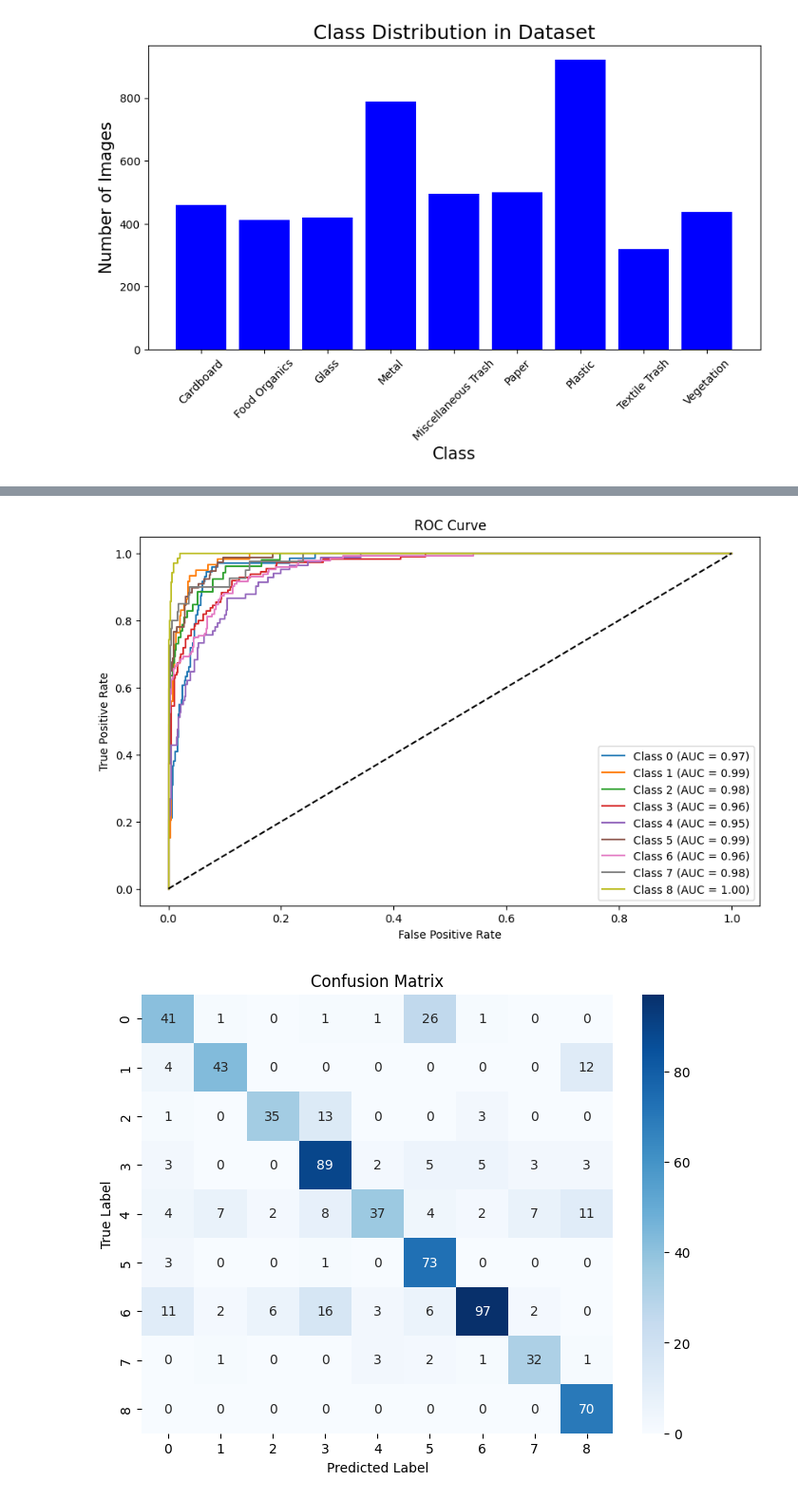
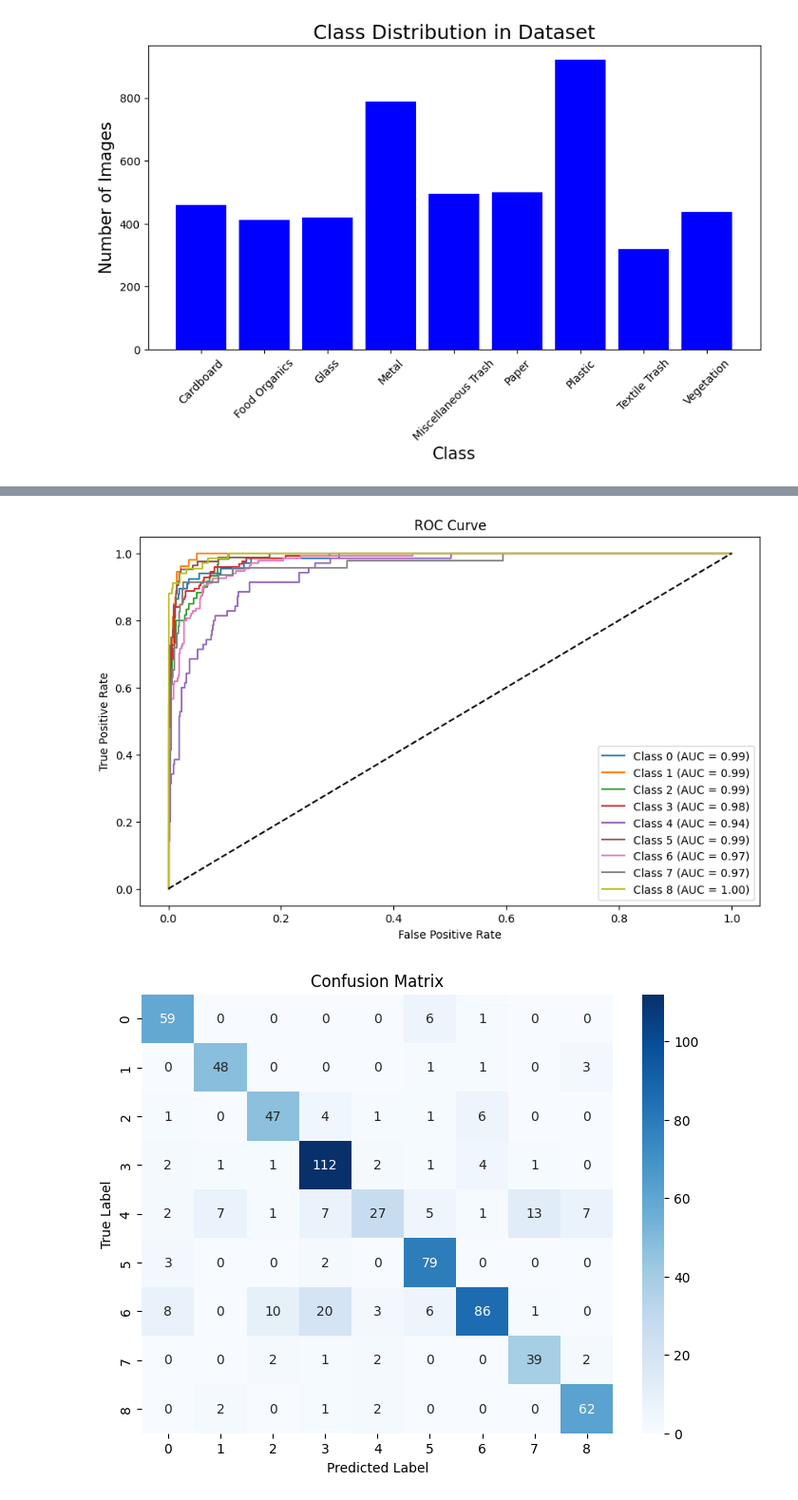
Before and after one commit to Anagha235/CNN-Data-Science-Project, a Jupyter notebook: CNN.ipynb, the cells around one changed output, grey strips where cells are left out. Shown at 95% size. Cells and saved outputs as stored; diff of their text form; code cells hidden in the pictures.

```diff
--- a/CNN.ipynb
+++ b/CNN.ipynb
@@ -196,24 +223,24 @@ early_stopping = EarlyStopping(
 # %%
 base_model = EfficientNetB0(weights="imagenet", include_top=False, input_shape=(224, 224, 3))
 base_model.trainable = True
-for layer in base_model.layers[:-30]:
+for layer in base_model.layers[:-15]:
     layer.trainable = True
 
 
 
 
-model = keras.Sequential([
+model_base = keras.Sequential([
     base_model,
     layers.GlobalAveragePooling2D(),
     layers.BatchNormalization(),
-    layers.Dropout(0.5),
-    layers.Dense(256, activation="relu"),
+    layers.Dropout(0.55),
+    layers.Dense(256, activation="relu",),
     layers.Dense(9, activation="softmax")
 ])
 
 
 
-model.compile(optimizer=keras.optimizers.Adam(learning_rate=0.0001),
+model_base.compile(optimizer=keras.optimizers.Adam(learning_rate=1e-4),
               loss= categorical_focal_loss(),
               metrics=["accuracy"])
 
@@ -225,5 +252,5 @@ lr_scheduler = LearningRateScheduler(scheduler)
 
 reduce_lr = ReduceLROnPlateau(monitor='val_loss', factor=0.5, patience=3, min_lr=1e-6)
 
-history = model.fit(train_dataset, validation_data=val_dataset, epochs=45,  callbacks=[ lr_scheduler, reduce_lr])
+history_base_model = model_base.fit(train_dataset, validation_data=val_dataset, epochs=45,  callbacks=[ lr_scheduler, reduce_lr])
 # %% [output]
@@ -247,19 +274,16 @@ Epoch 45/45
 # %%
 
-y_true = []
-y_pred_probs = []
+y_true_base = []
+y_pred_probs_base = []
 
 for images, labels in val_dataset:
-    preds = model.predict(images)
-    y_true.extend(labels.numpy())
-    y_pred_probs.extend(preds)
+    preds = model_base.predict(images)
+    y_true_base.extend(labels.numpy())
+    y_pred_probs_base.extend(preds)
 
-y_pred_probs = np.array(y_pred_probs)
-y_true = np.array(y_true)
+y_pred_probs_base = np.array(y_pred_probs_base)
+y_true_base = np.array(y_true_base)
 
 
-y_pred = np.argmax(y_pred_probs, axis=1)
-
-print("True labels shape:", y_true.shape)
-print("Predicted labels shape:", y_pred.shape)
+y_pred_base = np.argmax(y_pred_probs_base, axis=1)
 # %% [output]
@@ -283,14 +307,14 @@ Predicted labels shape: (704,)
 # %%
 
-if y_pred.ndim > 1:
-    y_pred = np.argmax(y_pred, axis=1)
+if y_pred_base.ndim > 1:
+    y_pred_base = np.argmax(y_pred_base, axis=1)
 
 
-if y_true.ndim > 1:
-    y_true = np.argmax(y_true, axis=1)
+if y_true_base.ndim > 1:
+    y_true_base = np.argmax(y_true_base, axis=1)
 
 
-print(classification_report(y_true, y_pred))
+print(classification_report(y_true_base, y_pred_base))
 # %% [output]
               precision    recall  f1-score   support
 
@@ -338,13 +362,13 @@ plot_hist(history)
 # %%
 
 num_classes = 9
-y_true_one_hot = to_categorical(y_true, num_classes)
+y_true_one_hot = to_categorical(y_true_base, num_classes)
 
 
 plt.figure(figsize=(10, 6))
 
 for i in range(num_classes):
-    fpr, tpr, _ = roc_curve(y_true_one_hot[:, i], y_pred_probs[:, i])
+    fpr, tpr, _ = roc_curve(y_true_one_hot[:, i], y_pred_probs_base[:, i])
     roc_auc = auc(fpr, tpr)
     plt.plot(fpr, tpr, label=f'Class {i} (AUC = {roc_auc:.2f})')
 
@@ -356,18 +380,18 @@ plt.title("ROC Curve")
 plt.legend()
 plt.show()
 # %% [output]
-[figure, old version]
+[figure, new version]
 # %%
 
-cm = confusion_matrix(y_true, y_pred)
+cm = confusion_matrix(y_true_base, y_pred_base)
 
 plt.figure(figsize=(8, 6))
 sns.heatmap(cm, annot=True, fmt="d", cmap="Blues", xticklabels=range(num_classes), yticklabels=range(num_classes))
 plt.xlabel("Predicted Label")
 plt.ylabel("True Label")
 plt.title("Confusion Matrix")
 plt.show()
 # %% [output]
-[figure, old version]
+[figure, new version]
 # %%
 
```
Also changed, not shown: parts of 19 cells of this notebook.
